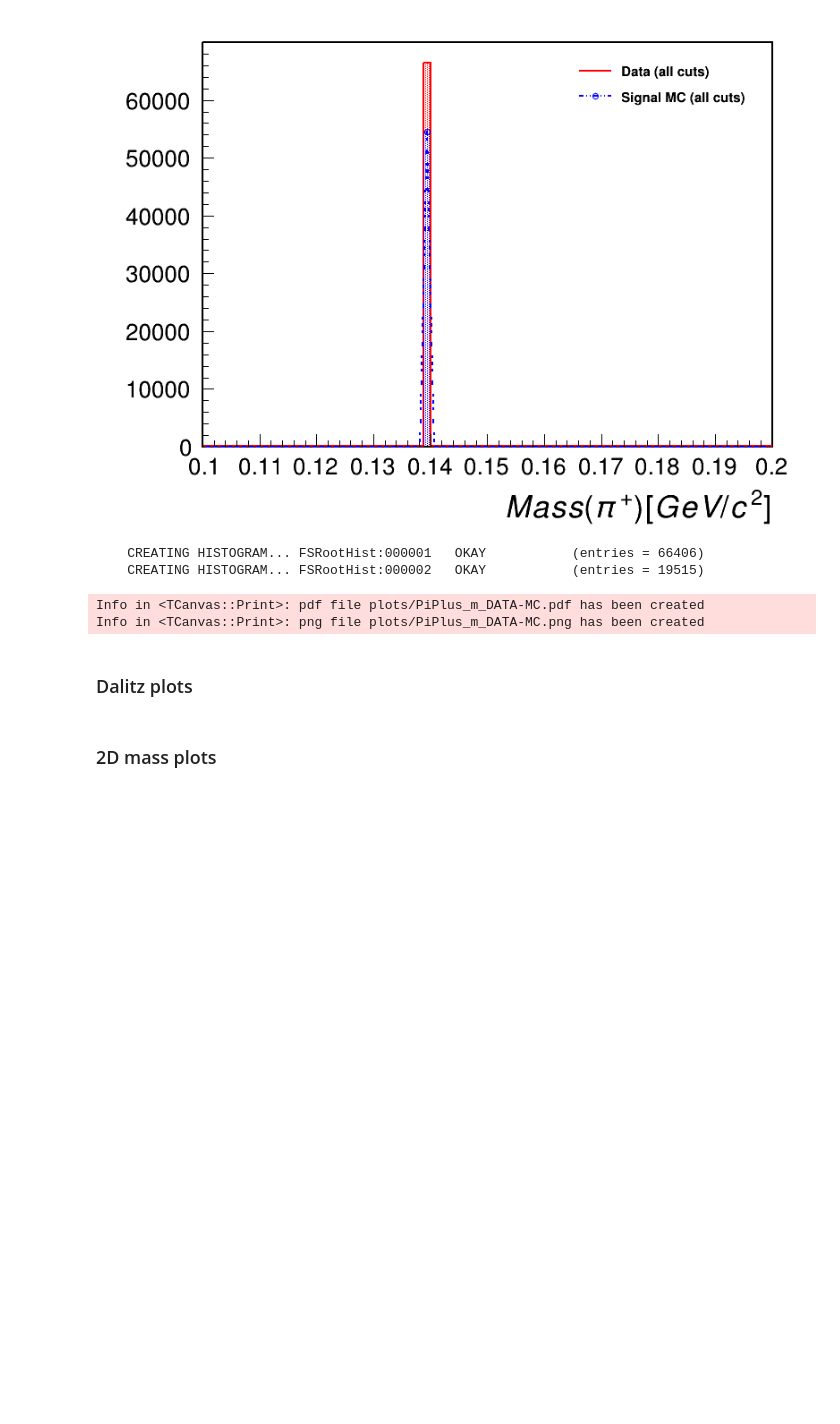
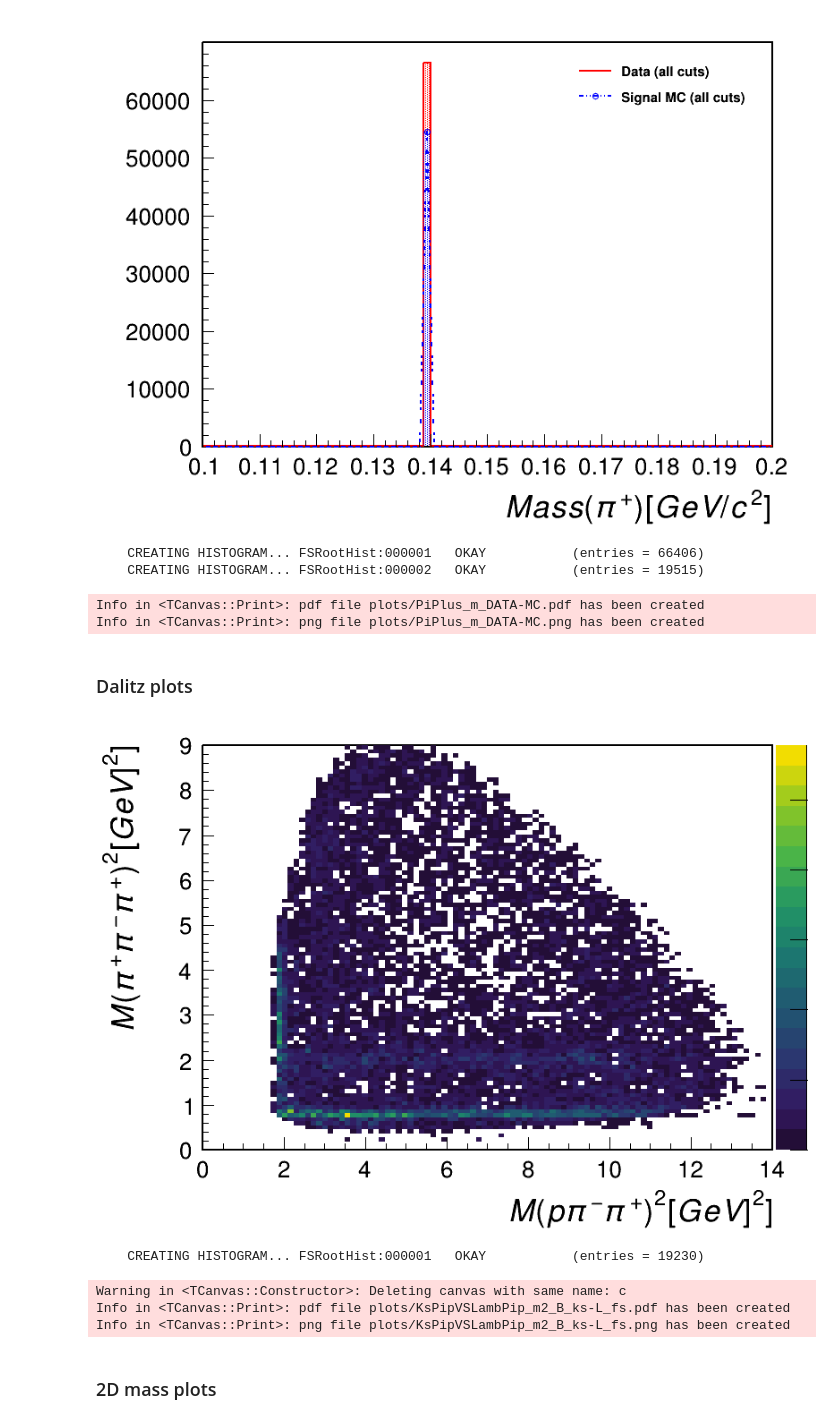
Before and after one commit to dancbart/gluex, a Jupyter notebook: KShortPipLambda/pipkslamb_analysis.ipynb, the cells around one changed output. Cells and saved outputs as stored; diff of their text form; code cells hidden in the pictures; blank space fills up the shorter version.

Commit message:
finalized plots used for 5/14/25 GlueX CM talk.

```diff
--- a/KShortPipLambda/pipkslamb_analysis.ipynb
+++ b/KShortPipLambda/pipkslamb_analysis.ipynb
@@ -966,41 +973,71 @@ Info in <TCanvas::Print>: png file plots/PiPlus_m_DATA-MC.png has been created
 # %%
 from IPython.display import Image, display
 latex = ROOT.TLatex()
 
 plotTitle = '\gamma p \\rightarrow K_{s} \pi^{+} \Lambda'
-YaxisLabel = 'M(K_{s} \pi^{+})^{2}'
-XaxisLabel = 'M(\Lambda \pi^{+})^{2}'
+YaxisLabel = 'M(\pi^{+} \pi^{-} \pi^{+})^{2} [GeV]^{2}]'
+XaxisLabel = 'M(p \pi^{-} \pi^{+})^{2} [GeV]^{2}]'
 
 # INDICES ASSIGNED BY flatten.  Use leading values, not those in parentheses.
 # 1. DecayingLambda (0)   1a. Proton (1)   1b. PiMinus2 (2)
 # 2. DecayingKShort (3)   2a. PiPlus2 (4)   2b. PiMinus1 (5)
 # 3. PiPlus1 (6)
 
 def plot_hist():
 
+    gluex_style()
     canvas = ROOT.TCanvas('c', 'c', 800, 600)
+    ROOT.FSHistogram.clearHistogramCache()
 
-    h1 = ROOT.FSHistogram.getTH2F(fileName, treeName, f"MASS2({DecayingKShort},{PiPlus1}):MASS2({DecayingLambda},{PiPlus1})", "(80, 1.6, 2.6, 80, 0.6, 5.2)", "CUT(chi2DOF,unusedE,unusedTracks,coherentPeak,constrainLambda,constrainKShort)") # MASS2(y-axis1,y-axis2):MASS2(x-axis1,x-axis2), "x_bins, x_min, x_max, y_bins, y_min, y_max"
+    canvas = ROOT.TCanvas('c', 'c', 800, 600)
+    canvas.SetLeftMargin(0.15)
 
-    h1.SetTitle(plotTitle)
+    # old hist. replaced with h1 bewlow.
+    # h1 = ROOT.FSHistogram.getTH2F(fileName, treeName, f"MASS2({DecayingKShort},{PiPlus1}):MASS2({DecayingLambda},{PiPlus1})", "(80, 1.6, 2.6, 80, 0.6, 5.2)", "CUT(chi2DOF,unusedE,unusedTracks,coherentPeak,constrainLambda,constrainKShort)") # MASS2(y-axis1,y-axis2):MASS2(x-axis1,x-axis2), "x_bins, x_min, x_max, y_bins, y_min, y_max"
+
+
+    h1 = ROOT.FSHistogram.getTH2F(fileName, treeName, f"MASS2({DecayingKShort},{PiPlus1}):MASS2({DecayingLambda},{PiPlus1})", "(100, 0.0, 14.0, 100, 0.0, 9.0)", "CUT()") # MASS2(y-axis1,y-axis2):MASS2(x-axis1,x-axis2), "x_bins, x_min, x_max, y_bins, y_min, y_max"
+    # h1 = ROOT.FSHistogram.getTH2F(fileName, treeName, f"MASS2({DecayingKShort},{PiPlus1}):MASS2({DecayingLambda},{PiPlus1})", "(100, 0.0, 14.0, 100, 0.0, 9.0)", "CUT(chi2DOF,unusedE,unusedTracks,coherentPeak,constrainKShort,constrainLambda)")
+    # h1 = ROOT.FSHistogram.getTH2F(fileName, treeName, f"MASS2({DecayingKShort},{PiPlus1}):MASS2({DecayingLambda},{PiPlus1})", "(100, 0.0, 14.0, 100, 0.0, 9.0)", "CUT(chi2DOF,unusedE,unusedTracks,coherentPeak,flightSigKShort,flightSigLambda)")
+    # h1 = ROOT.FSHistogram.getTH2F(fileName, treeName, f"MASS2({DecayingKShort},{PiPlus1}):MASS2({DecayingLambda},{PiPlus1})", "(100, 0.0, 14.0, 100, 0.0, 9.0)", "CUT(chi2DOF,unusedE,unusedTracks,coherentPeak,flightSigKShort,flightSigLambda,constrainKShort,constrainLambda)")
+    # hMC = ROOT.FSHistogram.getTH2F(MCfileName, treeName, f"MASS2({DecayingKShort},{PiPlus1}):MASS2({DecayingLambda},{PiPlus1})", "(100, 0.0, 14.0, 100, 0.0, 9.0)", "CUT(chi2DOF,unusedE,unusedTracks,coherentPeak,flightSigKShort,flightSigLambda,constrainKShort,constrainLambda)")
+    # Tighter mass window (100, ?, ?)
+
+
     h1.SetStats(False)
-    h1.SetLineColor(ROOT.kBlue)
-    h1.GetXaxis().SetTitle(XaxisLabel + ' [GeV^{2}]')
-    h1.GetYaxis().SetTitle(YaxisLabel + ' [GeV^{2}]')
+    h1.GetXaxis().SetTitle(XaxisLabel)
+    h1.GetYaxis().SetTitle(YaxisLabel)
     h1.Draw('colz')
 
-    legend1 = ROOT.TLegend(0.60, 0.80, 0.90, 0.90) # x_left, y_bottom, x_right, y_top
-    legend1.AddEntry(h1, plotTitle, 'l')
+    # hMC.SetStats(False)
+    # hMC.GetXaxis().SetTitle(XaxisLabel)
+    # hMC.GetYaxis().SetTitle(YaxisLabel)
+    # hMC.Draw('colz')
+
+
+    # legend1 = ROOT.TLegend(0.60, 0.82, 0.92, 0.92) # x_left, y_bottom, x_right, y_top
+    # legend1.AddEntry(h1, ' Analysis launch cuts only', 'pl')
+    # legend1.AddEntry(h1, ' Initial cuts', 'l')
+    # legend1.AddEntry(h1, ' Initial, K_{s} & #Lambda flightSig', 'pl')
+    # legend1.AddEntry(h1, ' Initial, K_{s} & #Lambda flightSig, K_{s} & #Lambda mass sel.', 'l')
+    # legend1.AddEntry(h1, ' Data (all cuts)', 'l')
+    # legend1.AddEntry(hMC, ' Signal MC (all cuts)', 'pl')
     # legend1.Draw('same')
 
-    img_path = 'plots/KsPipVSLambPip_m2'
+    img_path = 'plots/KsPipVSLambPip_m2_initialCuts'
     canvas.SaveAs(img_path + '.pdf')
     canvas.SaveAs(img_path + '.png')
     canvas.Close()
     display(Image(filename=img_path + '.png'))
     os.remove(img_path + '.png')
 
 plot_hist()
+# %% [output]
+[figure, added]
+    CREATING HISTOGRAM... FSRootHist:000001   OKAY           (entries = 19230)
+Warning in <TCanvas::Constructor>: Deleting canvas with same name: c
+Info in <TCanvas::Print>: pdf file plots/KsPipVSLambPip_m2_B_ks-L_fs.pdf has been created
+Info in <TCanvas::Print>: png file plots/KsPipVSLambPip_m2_B_ks-L_fs.png has been created
 # %% [markdown]
 ### 2D mass plots
 # %%
```
Also changed, not shown: parts of 3 cells of this notebook.
